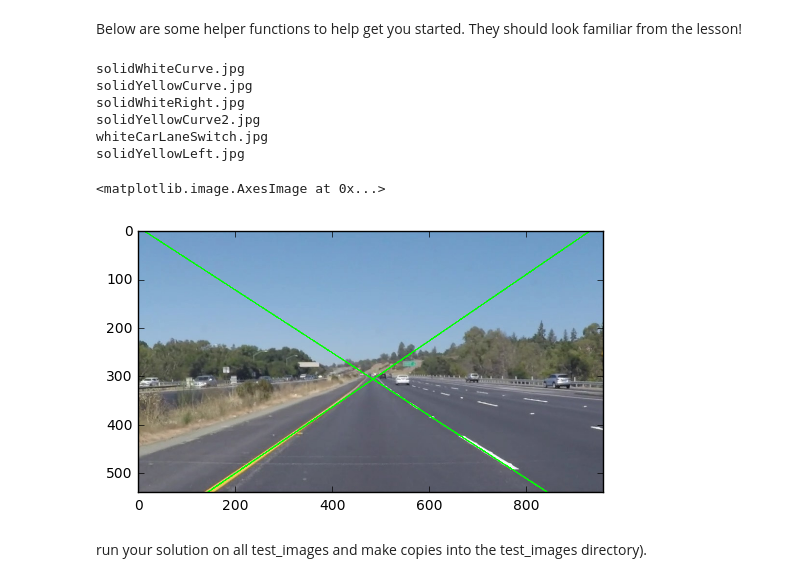
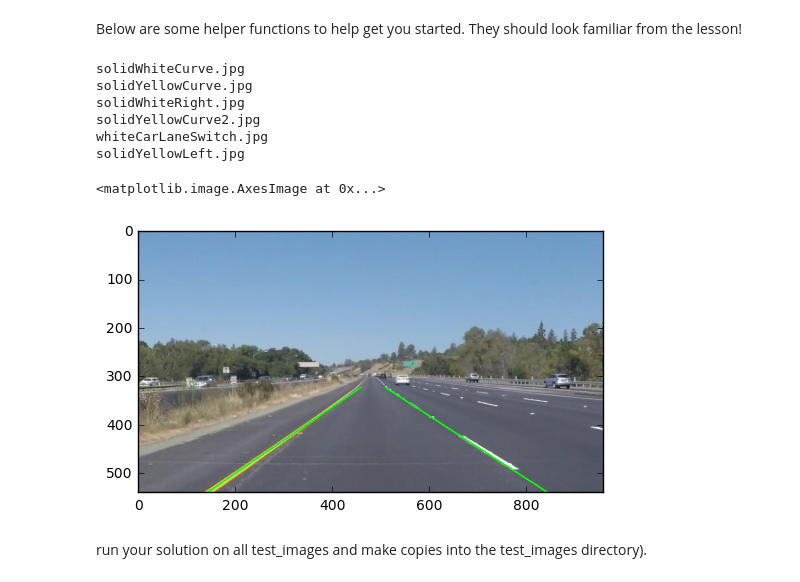
Before and after one commit to PeteHeine/SelfDriving, a Jupyter notebook: CarND-LaneLines-P1/P1.ipynb, the cells around one changed output. Saved outputs shown, nothing was run; the diff lists cells and outputs as text; code cells hidden in the pictures.

```diff
--- a/CarND-LaneLines-P1/P1.ipynb
+++ b/CarND-LaneLines-P1/P1.ipynb
@@ -164,12 +164,32 @@ def drawLine_HoughValues(img,thetaMean,rhoMean,lineColor):
         b = np.sin(thetaMean[iLine]-math.pi/2) # with "-math.pi/2" the theta values are correct to hough space
         x0 = a*rhoMean[iLine]
         y0 = b*rhoMean[iLine]
+
         x1 = int(x0 + 2000*(-b))   # Here i have used int() instead of rounding the decimal value, so 3.8 --> 3
         y1 = int(y0 + 2000*(a))    # But if you want to round the number, then use np.around() function, then 3.8 --> 4.0
         x2 = int(x0 - 2000*(-b))   # But we need integers, so use int() function after that, ie int(np.around(x))
         y2 = int(y0 - 2000*(a))
+
         cv2.line(newImg,(x1,y1),(x2,y2),lineColor,2)
     return newImg
+
+def myDrawLine(img,thetaMean,rhoMean,lineColor):
+    y1 = int(img.shape[0])
+    y2 = int(img.shape[0]*3/5)
+    newImg = img.copy()
+    for iLine in range(0,len(rhoMean)):
+        a = np.cos(thetaMean[iLine]-math.pi/2) # with "-math.pi/2" the theta values are correct to hough space
+        b = np.sin(thetaMean[iLine]-math.pi/2) # with "-math.pi/2" the theta values are correct to hough space
+        x0 = a*rhoMean[iLine]
+        y0 = b*rhoMean[iLine]
+
+        alpha = np.tan(thetaMean[iLine])
+        beta = y0-alpha*x0
+        x1 = int((y1-beta)/alpha)
+        x2 = int((y2-beta)/alpha)
+
+        cv2.line(newImg,(x1,y1),(x2,y2),lineColor,2)
+    return newImg
 # %%
 import os
 dirsImage = os.listdir("test_images/")
@@ -306,35 +326,36 @@ def detectAndFilterLines(rgb):
         #    print("iLine",iLine)
         #    print("minInterval",minInterval,"maxInterval",maxInterval)
         #    print("lineTheta",lineTheta)
         #    print("cAngleBins",cAngleBins)
         #    print("lineIdx[:,iLine]",lineIdx[:,iLine])
         #    print("lineTheta[lineIdx[:,iLine]]",lineTheta[lineIdx[:,iLine]])
         #    print("lineLength[lineIdx[:,iLine]]",lineLength[lineIdx[:,iLine]])
         #    print("lineRho[lineIdx[:,iLine]]",lineRho[lineIdx[:,iLine]])
         if(lineTheta[lineIdx[:,iLine]].size>0):
             thetaMean = np.append(thetaMean,np.average(lineTheta[lineIdx[:,iLine]], weights=lineLength[lineIdx[:,iLine]]))
             rhoMean = np.append(rhoMean,np.average(lineRho[lineIdx[:,iLine]], weights=lineLength[lineIdx[:,iLine]]))
         #thetaMean[iLine] = np.average(lineTheta[lineIdx[:,iLine]], weights=lineLength[lineIdx[:,iLine]])
 
 
 
 
     return thetaMean, rhoMean
 
 thetaMean, rhoMean = detectAndFilterLines(rgb)
 
 
-newImg = drawLine_HoughValues(rgb,thetaMean,rhoMean,(0,255,0))
+newImg = myDrawLine(rgb,thetaMean,rhoMean,(0,255,0))
+#newImg = drawLine_HoughValues(rgb,thetaMean,rhoMean,(0,255,0))
 plt.imshow(newImg,cmap='gray')
 # %% [output]
 solidWhiteCurve.jpg
 solidYellowCurve.jpg
 solidWhiteRight.jpg
 solidYellowCurve2.jpg
 whiteCarLaneSwitch.jpg
 solidYellowLeft.jpg
 <matplotlib.image.AxesImage at 0x...>
-[figure, old version]
+[figure, new version]
 # %% [markdown]
 run your solution on all test_images and make copies into the test_images directory).
 # %% [markdown]
```
Also changed, not shown: parts of 6 cells of this notebook, 3 other files.
